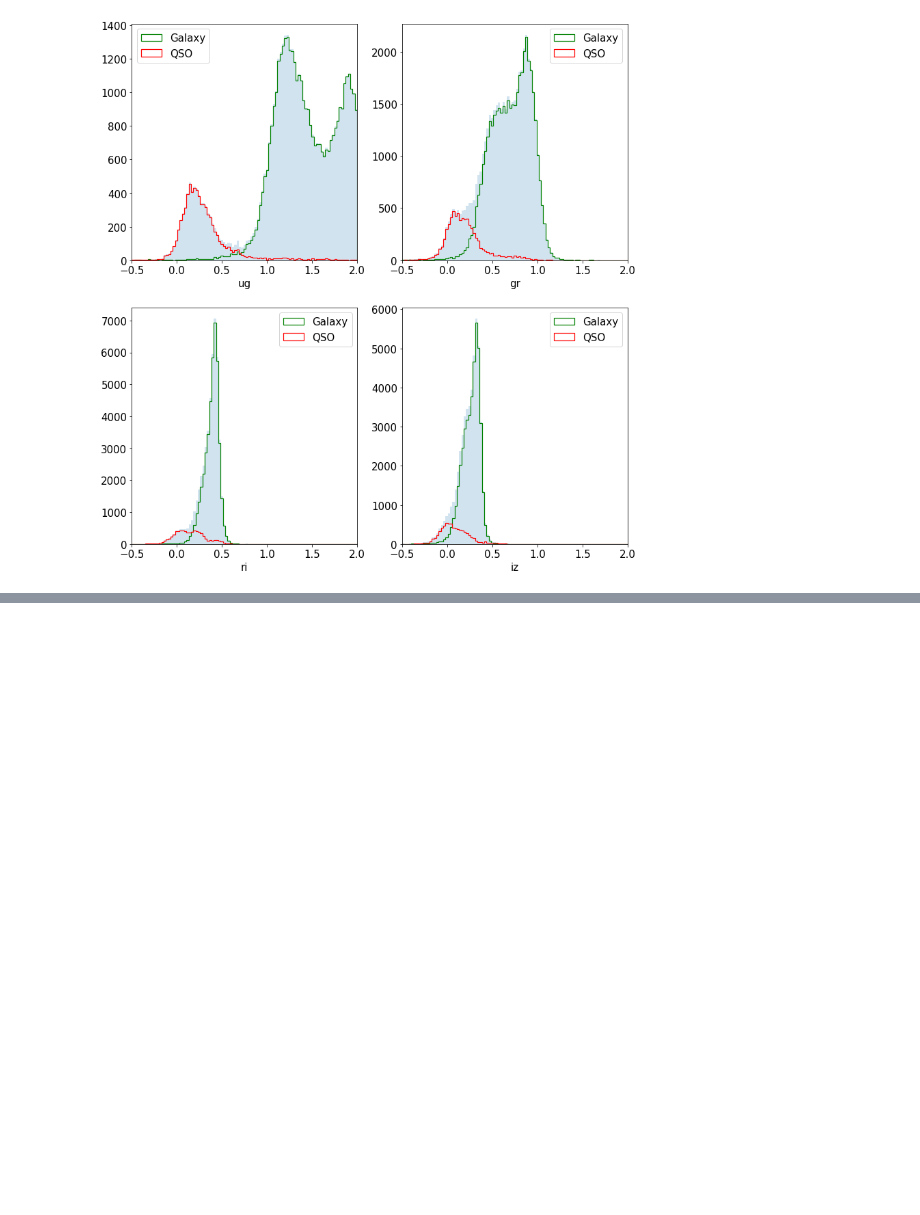
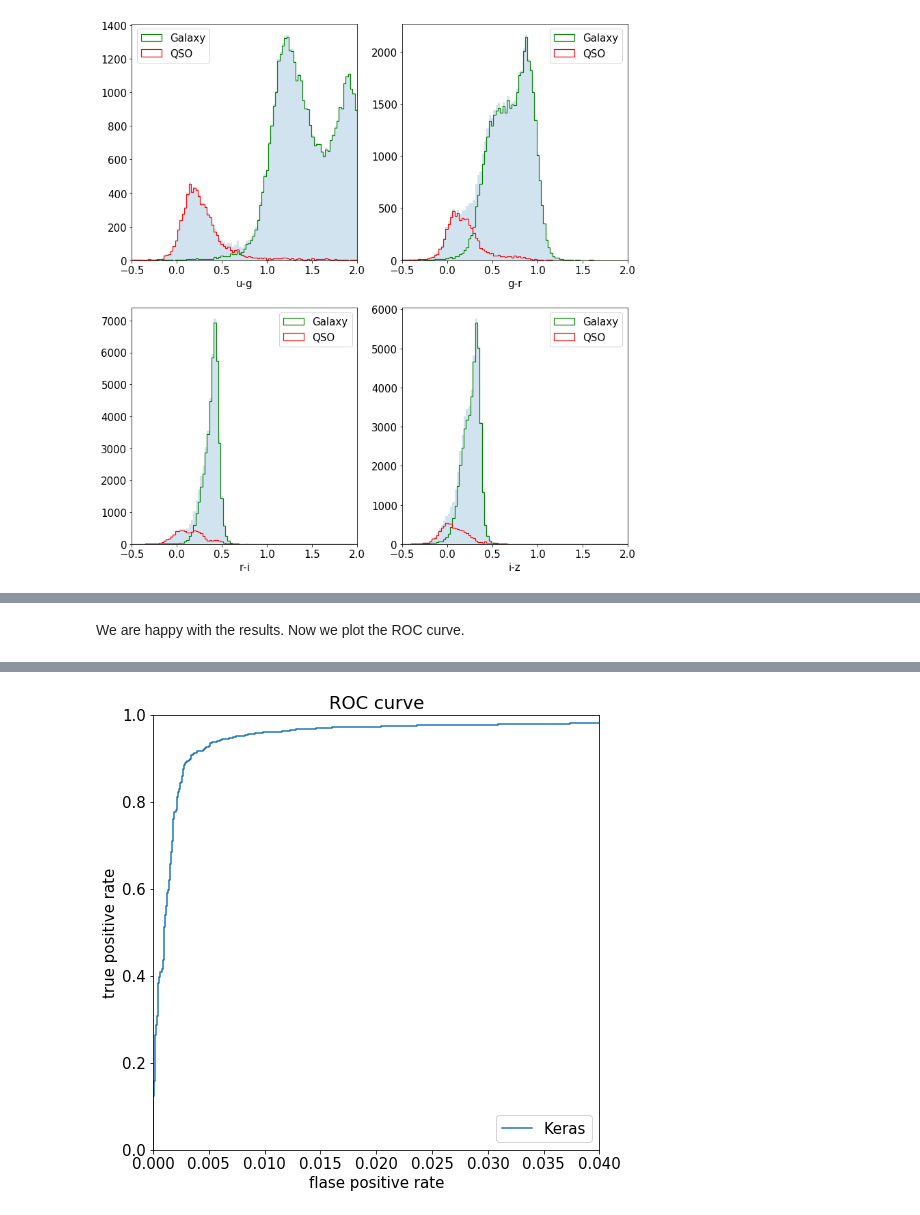
Before and after one commit to Federicatt/astrostatistics_bicocca_2023, a Jupyter notebook: working/L22_GalaxyvsQuasar.ipynb, the cells around one changed output, grey strips where cells are left out. Saved outputs shown, nothing was run; the diff lists cells and outputs as text; code cells hidden in the pictures; blank space fills up the shorter version.

```diff
--- a/working/L22_GalaxyvsQuasar.ipynb
+++ b/working/L22_GalaxyvsQuasar.ipynb
@@ -84,11 +84,14 @@ print(labels)
 # %% [markdown]
 2. Now we're going to fit a neural network classifier. First, scale your data appropriately and do a 30% train/test split.
 # %%
-colors = ['ug', 'gr', 'ri', 'iz']
+colors = ['u-g', 'g-r', 'r-i', 'i-z']
 
 #split the dataset
 x = np.array([ug, gr, ri, iz]).T
 
-xtrain, xtest, ytrain, ytest = train_test_split(x, labels, test_size=0.7, random_state=1)
+scaler = StandardScaler()
+x_scaler = scaler.fit_transform(x)
+
+xtrain, xtest, ytrain, ytest = train_test_split(x_scaler, labels, test_size=0.3, random_state=1)
 # %% [markdown]
 We plot the distribution of galaxies and QSO vs the differet coloros.
@@ -129,0 +277,17 @@ def errors_cv(x, y, classif):
+# %% [markdown]
+We are happy with the results. Now we plot the ROC curve.
+# %%
+prob = model.predict(xtest)
+
+#for Keras
+fpr, tpr, threshold = roc_curve(ytest, prob)
+
+plt.plot(fpr, tpr, label='Keras')
+plt.title('ROC curve')
+plt.xlabel('flase positive rate')
+plt.ylabel('true positive rate')
+plt.xlim(0,0.04)
+plt.ylim(0.,1)
+plt.legend(loc='lower right')
+plt.show()
+# %% [output]
@@ -129,0 +295 @@ def errors_cv(x, y, classif):
+[figure, added]
```
Also changed, not shown: parts of 50 cells of this notebook, 9 other files.
